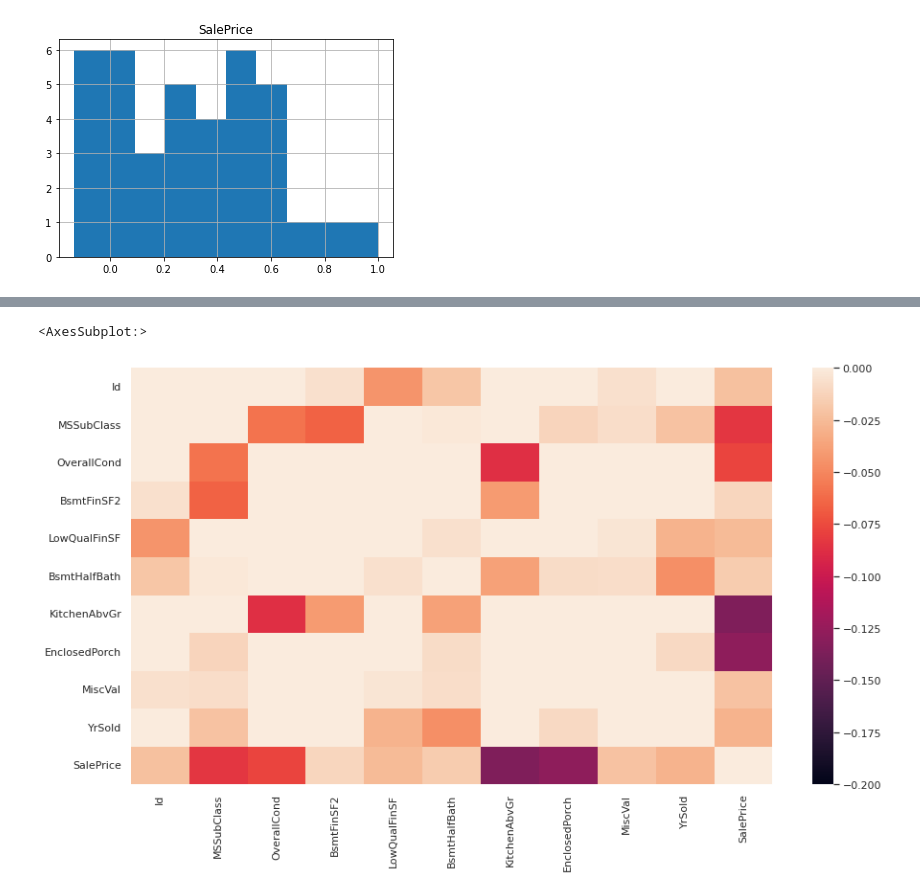
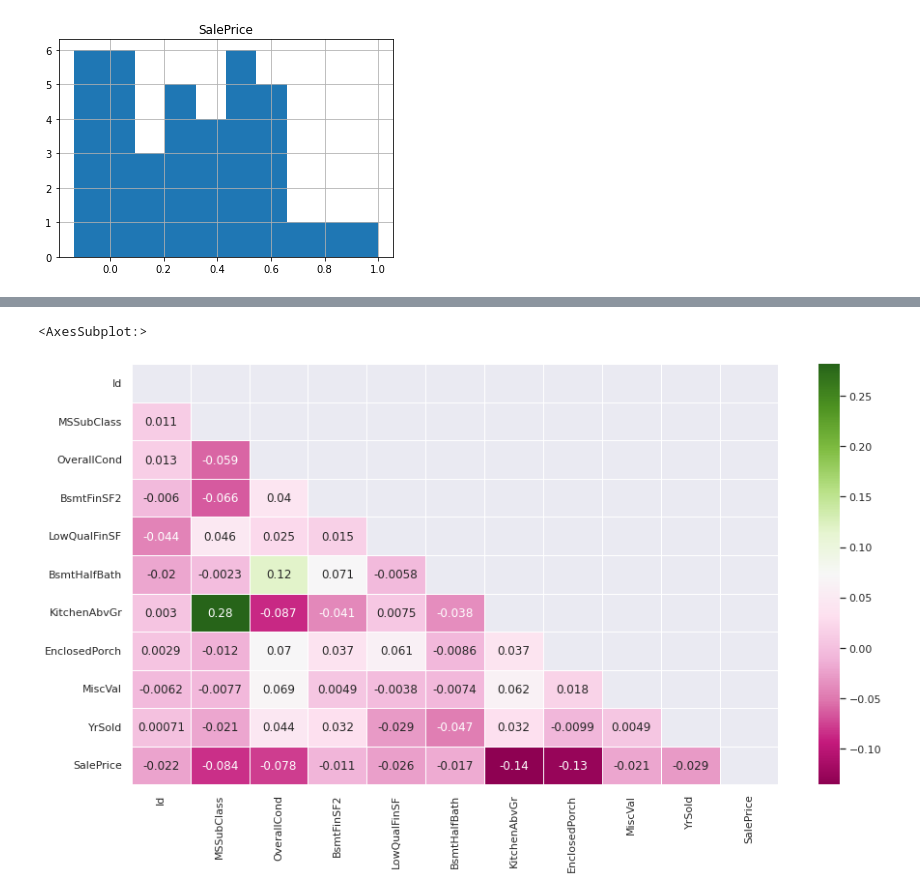
Before and after one commit to gihonglee/hosing_price_prediction, a Jupyter notebook: housing-price-prediction.ipynb, the cells around one changed output, grey strips where cells are left out. Saved outputs shown, nothing was run; the diff lists cells and outputs as text; code cells hidden in the pictures.

```diff
--- a/housing-price-prediction.ipynb
+++ b/housing-price-prediction.ipynb
@@ -108,8 +152,11 @@ sns.heatmap(train_df[corr_vec[corr_vec['SalePrice'] > 0.4].index].corr())
 # %%
-sns.set(rc = {'figure.figsize':(15,8)})
+
 neg_vec = list(corr_vec[corr_vec['SalePrice'] < 0].index)
 neg_vec.append('SalePrice')
-sns.heatmap(train_df[neg_vec].corr(), vmin = -0.2, vmax = 0)
+
+sns.set(rc = {'figure.figsize':(15,8)})
+matrix = np.triu(train_df[neg_vec].corr())
+sns.heatmap(train_df[neg_vec].corr(), annot=True,linewidth=.8, mask=matrix, cmap='PiYG')
 # %% [output]
 <AxesSubplot:>
-[figure, old version]
+[figure, new version]
```
Also changed, not shown: parts of 5 cells of this notebook.
